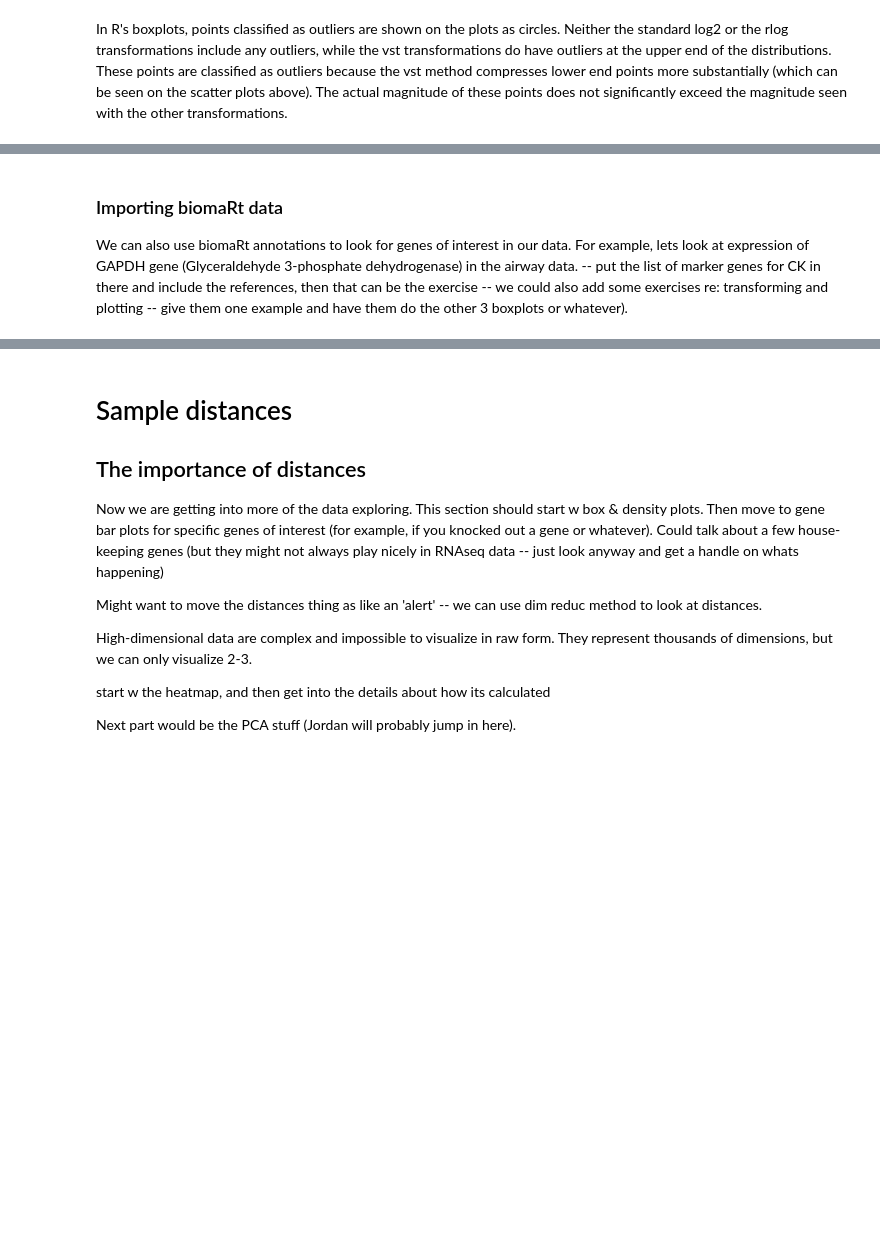
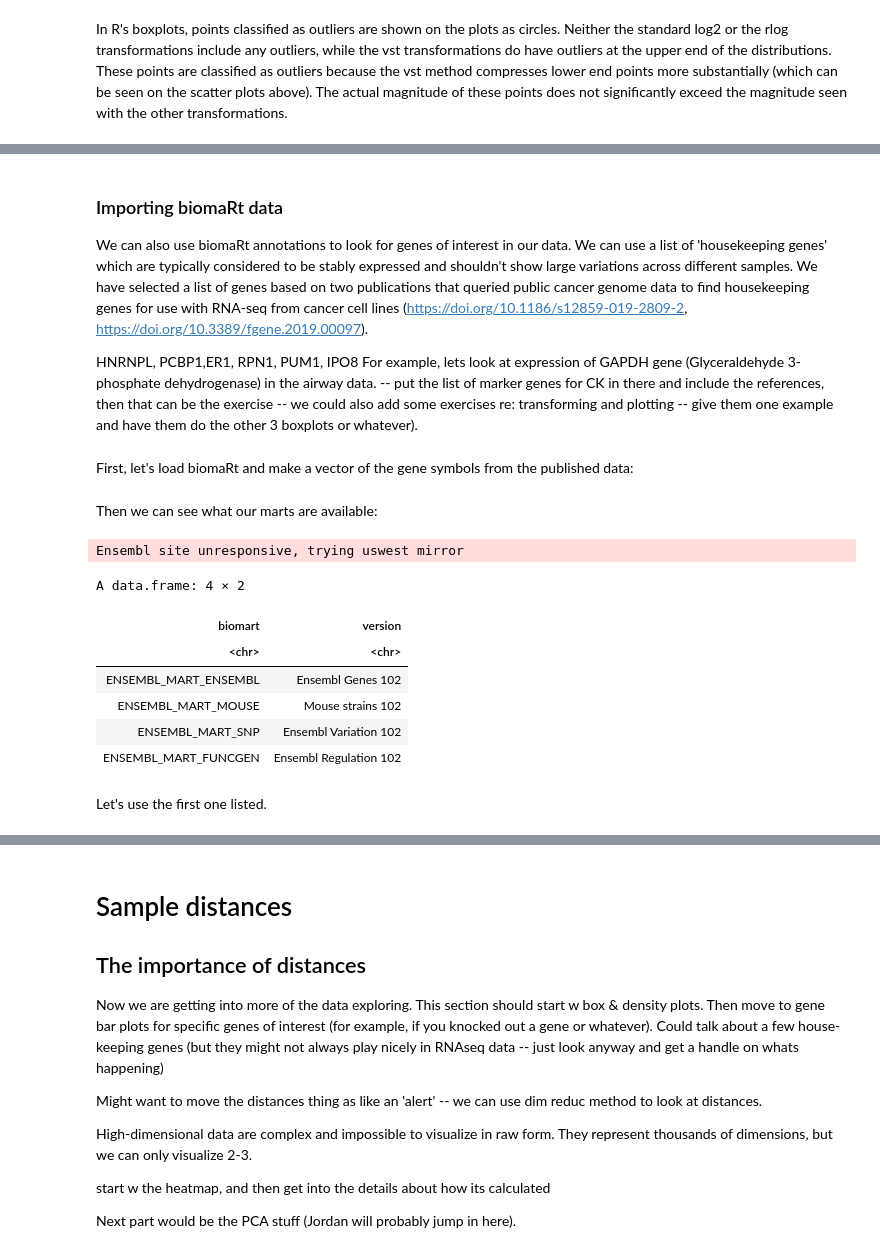
Before and after one commit to compbiocore/rnaseq_workshop_2021, a Jupyter notebook: deseq_1.ipynb, the cells around one changed output, grey strips where cells are left out. Saved outputs shown, nothing was run; the diff lists cells and outputs as text; code cells hidden in the pictures; blank space fills up the shorter version.

Commit message:
still updating content, onto biomart steps now

```diff
--- a/deseq_1.ipynb
+++ b/deseq_1.ipynb
@@ -441,4 +439,10 @@ ERROR: Error in h(simpleError(msg, call)): error in evaluating the argument 'x'
 # %% [markdown]
 ### Importing biomaRt data
 
-We can also use biomaRt annotations to look for genes of interest in our data. For example, lets look at expression of GAPDH gene (Glyceraldehyde 3-phosphate dehydrogenase) in the airway data. -- put the list of marker genes for CK in there and include the references, then that can be the exercise -- we could also add some exercises re: transforming and plotting -- give them one example and have them do the other 3 boxplots or whatever).
+We can also use biomaRt annotations to look for genes of interest in our data. We can use a list of 'housekeeping genes' which are typically considered to be stably expressed and shouldn't show large variations across different samples. We have selected a list of genes based on two publications that queried public cancer genome data to find housekeeping genes for use with RNA-seq from cancer cell lines (https://doi.org/10.1186/s12859-019-2809-2, https://doi.org/10.3389/fgene.2019.00097).
+
+
+HNRNPL, PCBP1,ER1, RPN1, PUM1, IPO8
+For example, lets look at expression of GAPDH gene (Glyceraldehyde 3-phosphate dehydrogenase) in the airway data. -- put the list of marker genes for CK in there and include the references, then that can be the exercise -- we could also add some exercises re: transforming and plotting -- give them one example and have them do the other 3 boxplots or whatever).
+# %% [markdown]
+First, let's load biomaRt and make a vector of the gene symbols from the published data:
@@ -444,0 +452,15 @@ We can also use biomaRt annotations to look for genes of interest in our data. F
+# %% [markdown]
+Then we can see what our marts are available:
+# %%
+listMarts()
+# %% [output]
+Ensembl site unresponsive, trying uswest mirror
+A data.frame: 4 × 2
+| biomart | version |
+| <chr> | <chr> |
+| ENSEMBL_MART_ENSEMBL | Ensembl Genes 102 |
+| ENSEMBL_MART_MOUSE | Mouse strains 102 |
+| ENSEMBL_MART_SNP | Ensembl Variation 102 |
+| ENSEMBL_MART_FUNCGEN | Ensembl Regulation 102 |
+# %% [markdown]
+Let's use the first one listed.
```
Also changed, not shown: parts of 20 cells of this notebook.
